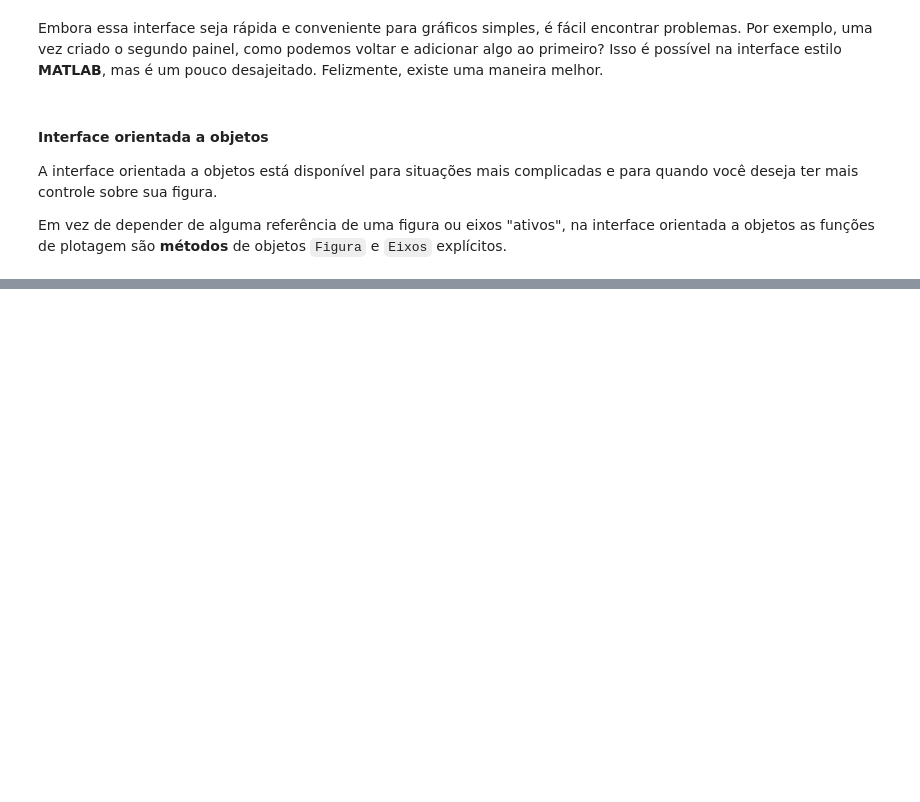
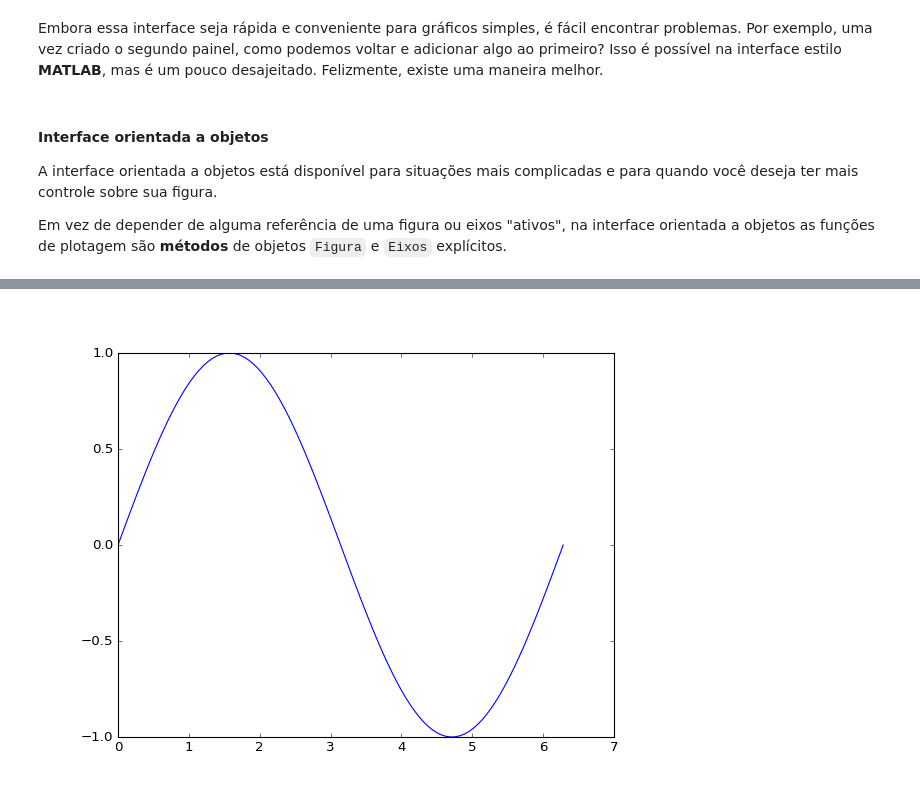
Before and after one commit to etvorellana/ResTIC18_PythonBasico, a Jupyter notebook: Notebooks/Aula_VDados.ipynb, the cells around one changed output, grey strips where cells are left out. Cells and saved outputs as stored; diff of their text form; code cells hidden in the pictures; blank space fills up the shorter version.

```diff
--- a/Notebooks/Aula_VDados.ipynb
+++ b/Notebooks/Aula_VDados.ipynb
@@ -373,0 +401,8 @@ ax[1,1].plot(QA_x4_pred, QA_y4_pred, '-', label='QA4_model')
+# %%
+fig = plt.figure()
+ax = plt.axes()
+
+x = np.linspace(0, 2*np.pi, 100)
+ax.plot(x, np.sin(x));
+# %% [output]
+[figure, added]
```
Also changed, not shown: parts of 16 cells of this notebook.
